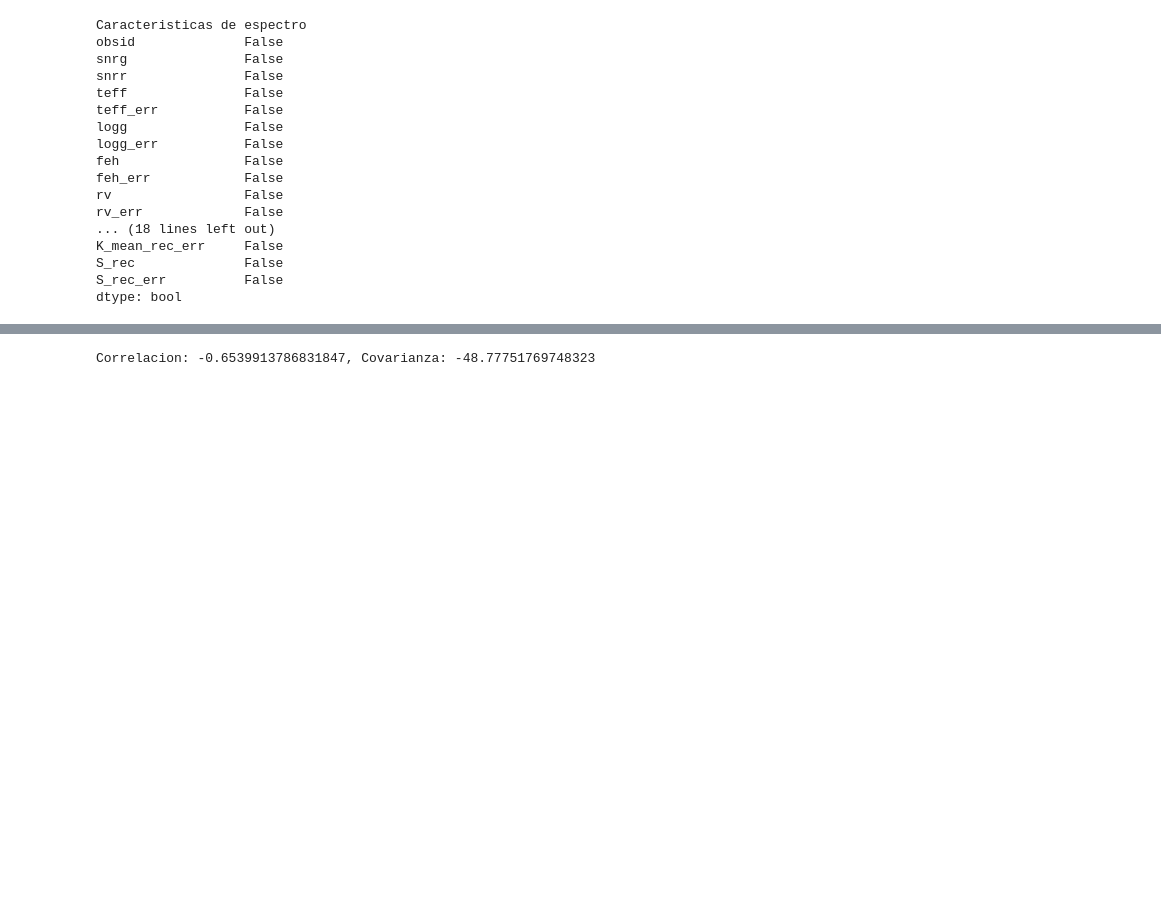
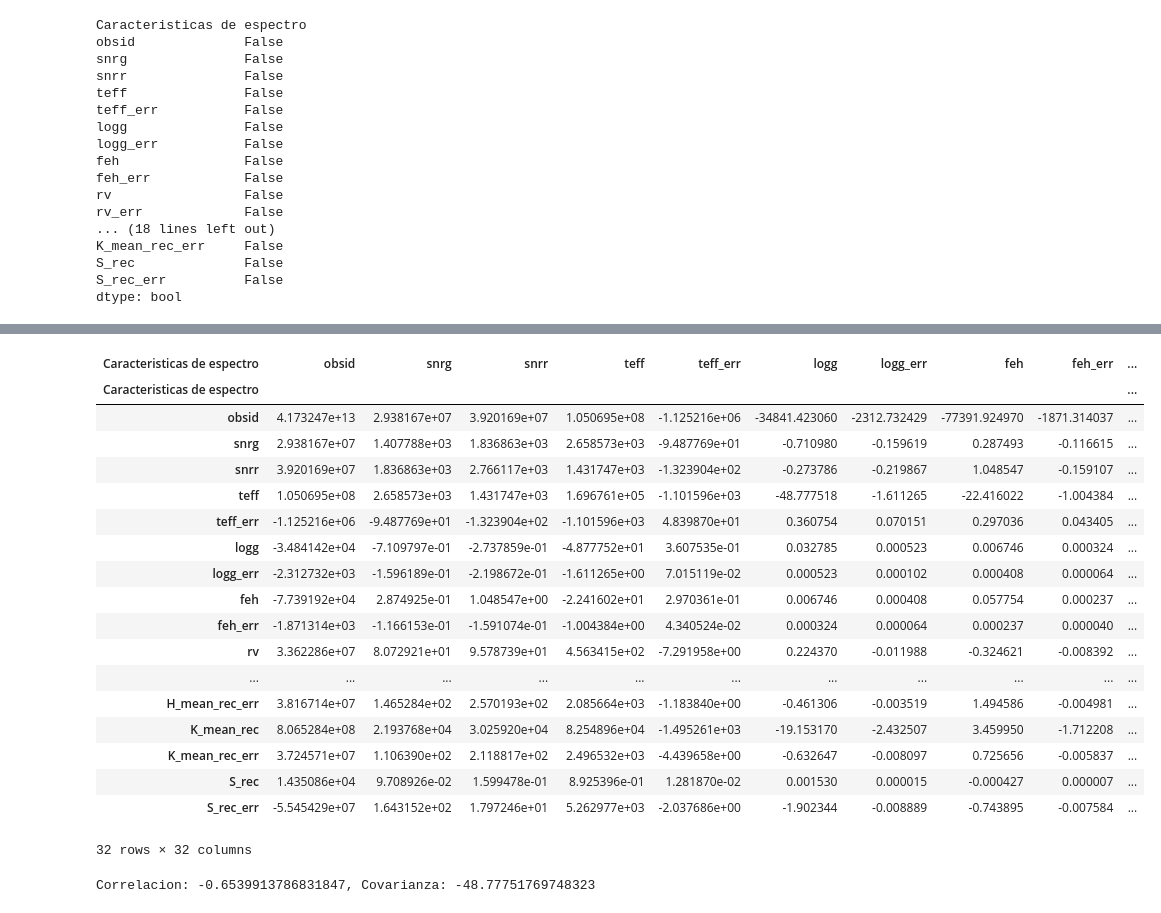
Before and after one commit to oscarcalv/Primer-Parcial-de-Fisica-Computacional, a Jupyter notebook: cuaderno_parcial.ipynb, the cells around one changed output, grey strips where cells are left out. Saved outputs shown, nothing was run; the diff lists cells and outputs as text; code cells hidden in the pictures; blank space fills up the shorter version.

```diff
--- a/cuaderno_parcial.ipynb
+++ b/cuaderno_parcial.ipynb
@@ -138,3 +161,26 @@ dtype: bool
+# %%
+#Covarianza de los flujos e indeces entre ellos.
+tabla_numerica.cov()
+# %% [output]
+| Caracteristicas de espectro | obsid | snrg | snrr | teff | teff_err | logg | logg_err | feh | feh_err | ... |
+| Caracteristicas de espectro |  |  |  |  |  |  |  |  |  | ... |
+| obsid | 4.173247e+13 | 2.938167e+07 | 3.920169e+07 | 1.050695e+08 | -1.125216e+06 | -34841.423060 | -2312.732429 | -77391.924970 | -1871.314037 | ... |
+| snrg | 2.938167e+07 | 1.407788e+03 | 1.836863e+03 | 2.658573e+03 | -9.487769e+01 | -0.710980 | -0.159619 | 0.287493 | -0.116615 | ... |
+| snrr | 3.920169e+07 | 1.836863e+03 | 2.766117e+03 | 1.431747e+03 | -1.323904e+02 | -0.273786 | -0.219867 | 1.048547 | -0.159107 | ... |
+| teff | 1.050695e+08 | 2.658573e+03 | 1.431747e+03 | 1.696761e+05 | -1.101596e+03 | -48.777518 | -1.611265 | -22.416022 | -1.004384 | ... |
+| teff_err | -1.125216e+06 | -9.487769e+01 | -1.323904e+02 | -1.101596e+03 | 4.839870e+01 | 0.360754 | 0.070151 | 0.297036 | 0.043405 | ... |
+| logg | -3.484142e+04 | -7.109797e-01 | -2.737859e-01 | -4.877752e+01 | 3.607535e-01 | 0.032785 | 0.000523 | 0.006746 | 0.000324 | ... |
+| logg_err | -2.312732e+03 | -1.596189e-01 | -2.198672e-01 | -1.611265e+00 | 7.015119e-02 | 0.000523 | 0.000102 | 0.000408 | 0.000064 | ... |
+| feh | -7.739192e+04 | 2.874925e-01 | 1.048547e+00 | -2.241602e+01 | 2.970361e-01 | 0.006746 | 0.000408 | 0.057754 | 0.000237 | ... |
+| feh_err | -1.871314e+03 | -1.166153e-01 | -1.591074e-01 | -1.004384e+00 | 4.340524e-02 | 0.000324 | 0.000064 | 0.000237 | 0.000040 | ... |
+| rv | 3.362286e+07 | 8.072921e+01 | 9.578739e+01 | 4.563415e+02 | -7.291958e+00 | 0.224370 | -0.011988 | -0.324621 | -0.008392 | ... |
+| ... | ... | ... | ... | ... | ... | ... | ... | ... | ... | ... |
+| H_mean_rec_err | 3.816714e+07 | 1.465284e+02 | 2.570193e+02 | 2.085664e+03 | -1.183840e+00 | -0.461306 | -0.003519 | 1.494586 | -0.004981 | ... |
+| K_mean_rec | 8.065284e+08 | 2.193768e+04 | 3.025920e+04 | 8.254896e+04 | -1.495261e+03 | -19.153170 | -2.432507 | 3.459950 | -1.712208 | ... |
+| K_mean_rec_err | 3.724571e+07 | 1.106390e+02 | 2.118817e+02 | 2.496532e+03 | -4.439658e+00 | -0.632647 | -0.008097 | 0.725656 | -0.005837 | ... |
+| S_rec | 1.435086e+04 | 9.708926e-02 | 1.599478e-01 | 8.925396e-01 | 1.281870e-02 | 0.001530 | 0.000015 | -0.000427 | 0.000007 | ... |
+| S_rec_err | -5.545429e+07 | 1.643152e+02 | 1.797246e+01 | 5.262977e+03 | -2.037686e+00 | -1.902344 | -0.008889 | -0.743895 | -0.007584 | ... |
+32 rows × 32 columns
 # %%
 fig=sns.displot(data=tabla,x="teff",y="logg",cmap="viridis",cbar=True,cbar_kws={'label': 'Densidad númerica'})
 fig.set(xlabel='Temperatura efectiva (K)',
```
Also changed, not shown: parts of 1 cell of this notebook.
